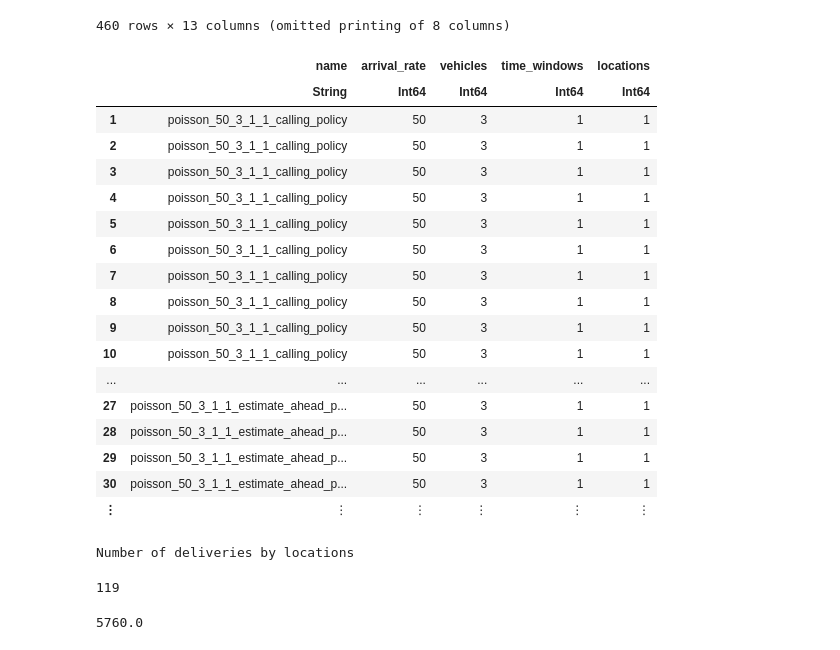
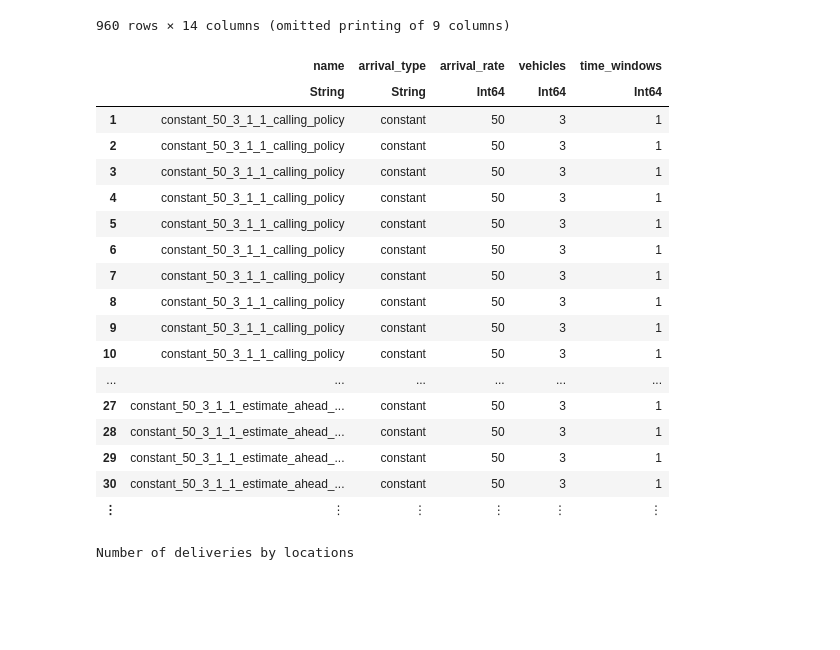
Before and after one commit to kynac1/project47_last_mile_logistics, a Jupyter notebook: experiments/multiaddress_results2/julia_analysis.ipynb, the cells around one changed output. Saved outputs shown, nothing was run; the diff lists cells and outputs as text; code cells hidden in the pictures; blank space fills up the shorter version.

```diff
--- a/experiments/multiaddress_results2/julia_analysis.ipynb
+++ b/experiments/multiaddress_results2/julia_analysis.ipynb
@@ -19,6 +22,7 @@ end
 # %%
 df = DataFrame(
     name = String[],
+    arrival_type = String[],
     arrival_rate = Int[],
     vehicles = Int[],
     time_windows = Int[],
@@ -26,51 +30,52 @@ df = DataFrame(
     policy = String[],
     day = Int[],
     packages = Int[],
     avg_days_taken = Float64[],
     total_distance = Int[],
     total_time = Int[],
     deliveries = Int[],
     attempted_deliveries = Int[]
 )
 for v in data
     for record in v[2]
         push!(df, (
             v[3],
+            v[1][1],
             parse(Int, v[1][2]),
             parse(Int, v[1][3]),
             parse(Int, v[1][4]),
             parse(Int, v[1][5]),
             v[1][6],
             record["day"],
             record["number_of_packages"],
             mean(record["delivered_packages"]["days_taken"]),
             sum(record["distances"]),
             sum(record["times"]),
             length(record["delivered_packages"]["days_taken"]),
             sum(record["deliveries_attempted"]),
         ))
     end
 end
 df
 # %% [output]
-460 rows × 13 columns (omitted printing of 8 columns)
+960 rows × 14 columns (omitted printing of 9 columns)
-|  | name | arrival_rate | vehicles | time_windows | locations |
-|  | String | Int64 | Int64 | Int64 | Int64 |
-| 1 | poisson_50_3_1_1_calling_policy | 50 | 3 | 1 | 1 |
-| 2 | poisson_50_3_1_1_calling_policy | 50 | 3 | 1 | 1 |
-| 3 | poisson_50_3_1_1_calling_policy | 50 | 3 | 1 | 1 |
-| 4 | poisson_50_3_1_1_calling_policy | 50 | 3 | 1 | 1 |
-| 5 | poisson_50_3_1_1_calling_policy | 50 | 3 | 1 | 1 |
-| 6 | poisson_50_3_1_1_calling_policy | 50 | 3 | 1 | 1 |
-| 7 | poisson_50_3_1_1_calling_policy | 50 | 3 | 1 | 1 |
-| 8 | poisson_50_3_1_1_calling_policy | 50 | 3 | 1 | 1 |
-| 9 | poisson_50_3_1_1_calling_policy | 50 | 3 | 1 | 1 |
-| 10 | poisson_50_3_1_1_calling_policy | 50 | 3 | 1 | 1 |
+|  | name | arrival_type | arrival_rate | vehicles | time_windows |
+|  | String | String | Int64 | Int64 | Int64 |
+| 1 | constant_50_3_1_1_calling_policy | constant | 50 | 3 | 1 |
+| 2 | constant_50_3_1_1_calling_policy | constant | 50 | 3 | 1 |
+| 3 | constant_50_3_1_1_calling_policy | constant | 50 | 3 | 1 |
+| 4 | constant_50_3_1_1_calling_policy | constant | 50 | 3 | 1 |
+| 5 | constant_50_3_1_1_calling_policy | constant | 50 | 3 | 1 |
+| 6 | constant_50_3_1_1_calling_policy | constant | 50 | 3 | 1 |
+| 7 | constant_50_3_1_1_calling_policy | constant | 50 | 3 | 1 |
+| 8 | constant_50_3_1_1_calling_policy | constant | 50 | 3 | 1 |
+| 9 | constant_50_3_1_1_calling_policy | constant | 50 | 3 | 1 |
+| 10 | constant_50_3_1_1_calling_policy | constant | 50 | 3 | 1 |
 | ... | ... | ... | ... | ... | ... |
-| 27 | poisson_50_3_1_1_estimate_ahead_p... | 50 | 3 | 1 | 1 |
-| 28 | poisson_50_3_1_1_estimate_ahead_p... | 50 | 3 | 1 | 1 |
-| 29 | poisson_50_3_1_1_estimate_ahead_p... | 50 | 3 | 1 | 1 |
-| 30 | poisson_50_3_1_1_estimate_ahead_p... | 50 | 3 | 1 | 1 |
+| 27 | constant_50_3_1_1_estimate_ahead_... | constant | 50 | 3 | 1 |
+| 28 | constant_50_3_1_1_estimate_ahead_... | constant | 50 | 3 | 1 |
+| 29 | constant_50_3_1_1_estimate_ahead_... | constant | 50 | 3 | 1 |
+| 30 | constant_50_3_1_1_estimate_ahead_... | constant | 50 | 3 | 1 |
 | ⋮ | ⋮ | ⋮ | ⋮ | ⋮ | ⋮ |
 # %%
 gr(size=(700,500))
@@ -109,9 +114 @@ d = @df q boxplot(:policy, :total_time,group=:vehicles, title="policy", legend=n
 plot(a,b,c,d)
-# %%
-(df[:total_time] .< (df[:vehicles] .* 28800)) |> sum
-# %% [output]
-119
-# %%
-28800 / 5
-# %% [output]
-5760.0
```
Also changed, not shown: parts of 7 cells of this notebook, 24 other files.
